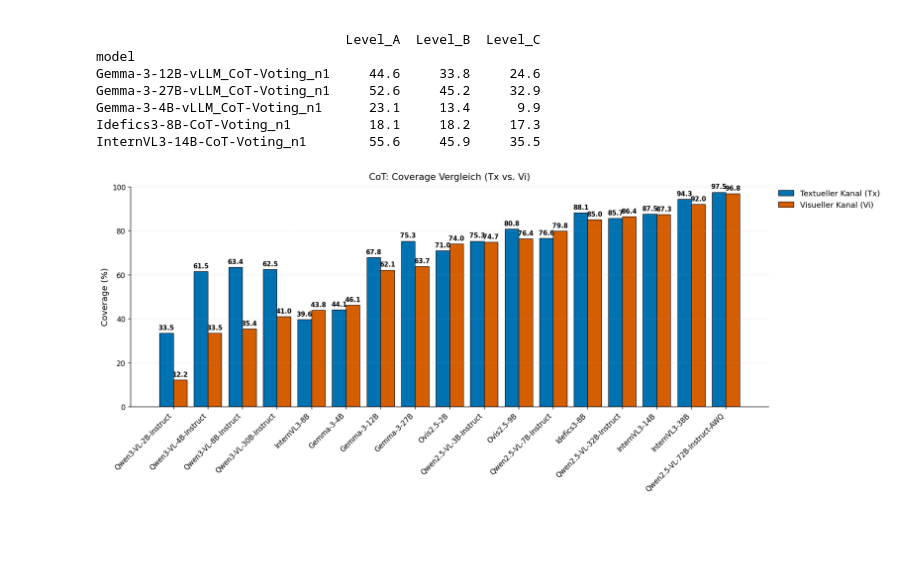
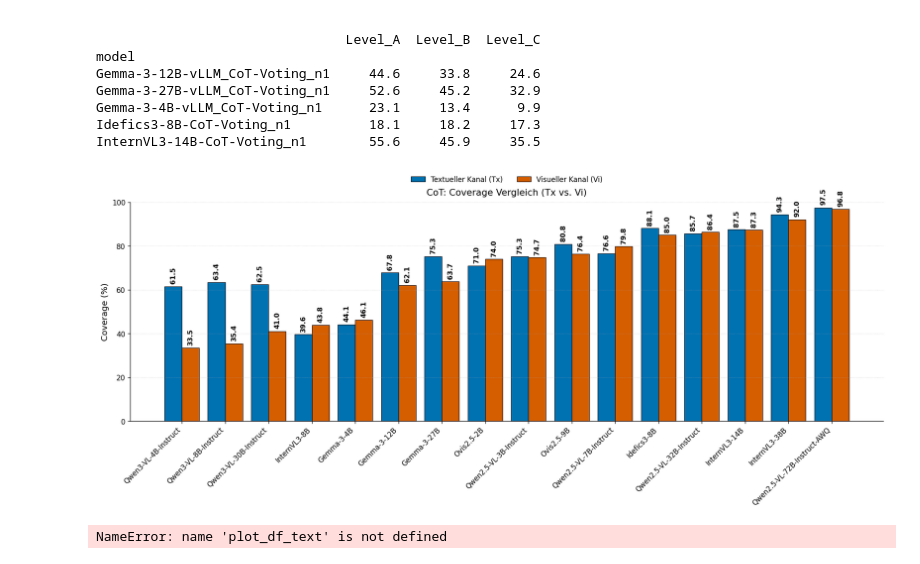
Before and after one commit to hugson-d/studienarbeit_vlm_dfki, a Jupyter notebook: eval_results.ipynb, the cells around one changed output. Cells and saved outputs as stored; diff of their text form; code cells hidden in the pictures; blank space fills up the shorter version.

```diff
--- a/eval_results.ipynb
+++ b/eval_results.ipynb
@@ -972,9 +940,9 @@ if not dfs_n1:
     raise ValueError("Es konnten keine Dateien geladen werden. Bitte Pfad prüfen.")
 
 # Zusammenfügen
-df = pd.concat(dfs_n1, ignore_index=True)
+df2 = pd.concat(dfs_n1, ignore_index=True)
 print(f"\nErfolgreich geladen: {len(dfs_n1)} Dateien.")
-print(f"Gesamtanzahl Zeilen: {len(df)}")
+print(f"Gesamtanzahl Zeilen: {len(df2)}")
 
 # ---------------------------------------------------------
 # 3. Feature Engineering (Schwierigkeit & Analyse)
@@ -982,13 +950,14 @@ print(f"Gesamtanzahl Zeilen: {len(df)}")
 
 # Schwierigkeit aus task_id extrahieren (z.B. "1998_3und4_A1" -> "A")
 # Wir splitten am Unterstrich und nehmen vom letzten Teil den ersten Buchstaben
-df['difficulty'] = df['task_id'].astype(str).apply(lambda x: x.split('_')[-1][0] if '_' in x else 'Unbekannt')
+df2['difficulty'] = df2['task_id'].astype(str).apply(lambda x: x.split('_')[-1][0] if '_' in x else 'Unbekannt')
 # %% [output]
 Gefundene Dateien im Pfad 'results_vllm/*.jsonl': 17
 
 Erfolgreich geladen: 17 Dateien.
 Gesamtanzahl Zeilen: 60469
-# %%
-df2 = df.copy()
+# %%
+EXCLUDE_MODELS = {"Qwen3-VL-2B-Instruct_CoT-Voting_n1"}
+df2 = df2[~df2["model"].isin(EXCLUDE_MODELS)].copy()
 # %%
 # Berechnung der Overall Accuracy pro Modell
@@ -1195,52 +1163,94 @@ def plot_grouped_coverage_cot_tx_vi_paper(
 
     # Legende rechts außerhalb + Platz schaffen
     ax.legend(
-        frameon=False,
-        loc="upper left",
-        bbox_to_anchor=(1.01, 1.0),
-        borderaxespad=0.0
-    )
-    fig.subplots_adjust(right=0.82)  # ggf. 0.80–0.85
+            loc="upper center",
+            bbox_to_anchor=(0.5, 1.15), # Zentriert über dem Plot
+            ncol=2,                     # Nebeneinander angeordnet
+            frameon=False,              # Clean Look ohne Rahmen
+            fontsize=10
+        )
+    fig.subplots_adjust(right=0.95)  # ggf. 0.80–0.85
 
-    # Prozentwerte über den Balken
+    # Prozentwerte über den Balken (optimiert gegen Überlappung)
     def _annotate(bars, values):
         for b, v in zip(bars, values):
             if np.isnan(v):
                 continue
             ax.text(
                 b.get_x() + b.get_width()/2,
-                v + 1.0,
+                v + 1.2,                # Leicht erhöhter Offset
                 f"{v:.1f}",
-                ha="center", va="bottom",
-                fontsize=9, fontweight="bold", color="black"
+                ha="center",
+                va="bottom",
+                fontsize=9.5,           # Etwas kleinere Schrift
+                fontweight="bold",
+                rotation=90,            # Vertikale Ausrichtung verhindert horizontale Kollision
+                color="black"
             )
 
     _annotate(bars_tx, tx)
     _annotate(bars_vi, vi)
 
     # Optional: Caption im Plot (standardmäßig aus)
     if caption:
         cap = (
             "Coverage im CoT-Setting, getrennt nach Text-only (Tx) und visuell notwendigen Aufgaben (Vi). "
             "Coverage = Anteil der Beispiele mit \\texttt{prediction} $\\neq$ null innerhalb der jeweiligen Modalität."
         )
         fig.subplots_adjust(bottom=0.26)
         fig.text(0.5, 0.01, cap, ha="center", va="bottom", fontsize=10, wrap=True)
 
     if save_path:
         fig.savefig(save_path, bbox_inches="tight", dpi=300)
 
     plt.show()
     return piv, agg
 
 
 # Beispiel:
 piv_cov, agg_cov = plot_grouped_coverage_cot_tx_vi_paper(
      df2,
     sort_by="Vi",
      ascending=True,
     bar_width=0.40,
      caption=False
  )
 # %% [output]
-[figure, old version]
+[figure, new version]
+# %%
+# df: Zeile = Aufgabe, mit Spalten: model, math_category, is_text_only, is_correct
+import re
+
+cats = ['Arithmetik', 'Algebra', 'Geometrie', 'Stochastik']
+sel = ['Qwen2.5-VL-72B-AWQ-vLLM', "Qwen2.5-VL-72B-Instruct-AWQ_CoT-Voting_n1"]
+
+dff = df[df['math_category'].isin(cats) & df['model'].isin(sel)].copy()
+
+# Suffixe entfernen (nur am Ende der Zeichenkette)
+dff['model_disp'] = (
+    dff['model']
+      .str.replace(r'-vLLM$', '', regex=True)
+      .str.replace(r'_CoT-Voting_n1$', '', regex=True)
+)
+
+# Reihenfolge der Anzeige-Namen passend zu sel
+sel_disp = [re.sub(r'_CoT-Voting_n1$', '', re.sub(r'-vLLM$', '', s)) for s in sel]
+
+def _pivot(modality_bool):
+    tmp = dff[dff['is_text_only'] == modality_bool]
+    out = (tmp.groupby(['model_disp','math_category'])['is_correct'].mean()
+              .unstack('math_category')
+              .reindex(sel_disp))
+    return out * 100.0
+
+rename_map = {
+    "Qwen2.5-VL-72B-AWQ": "Zero-shot Qwen2.5-VL-72B",
+    "Qwen2.5-VL-72B-Instruct-AWQ": "CoT Qwen2.5-VL-72B",
+}
+
+order = ["Qwen2.5-VL-72B-AWQ", "Qwen2.5-VL-72B-Instruct-AWQ"]
+
+plot_df_text = plot_df_text.loc[order].rename(index=rename_map)
+plot_df_vis  = plot_df_vis.loc[order].rename(index=rename_map)
+# %% [output]
+NameError: name 'plot_df_text' is not defined
```
Also changed, not shown: parts of 31 cells of this notebook, 13 other files.
